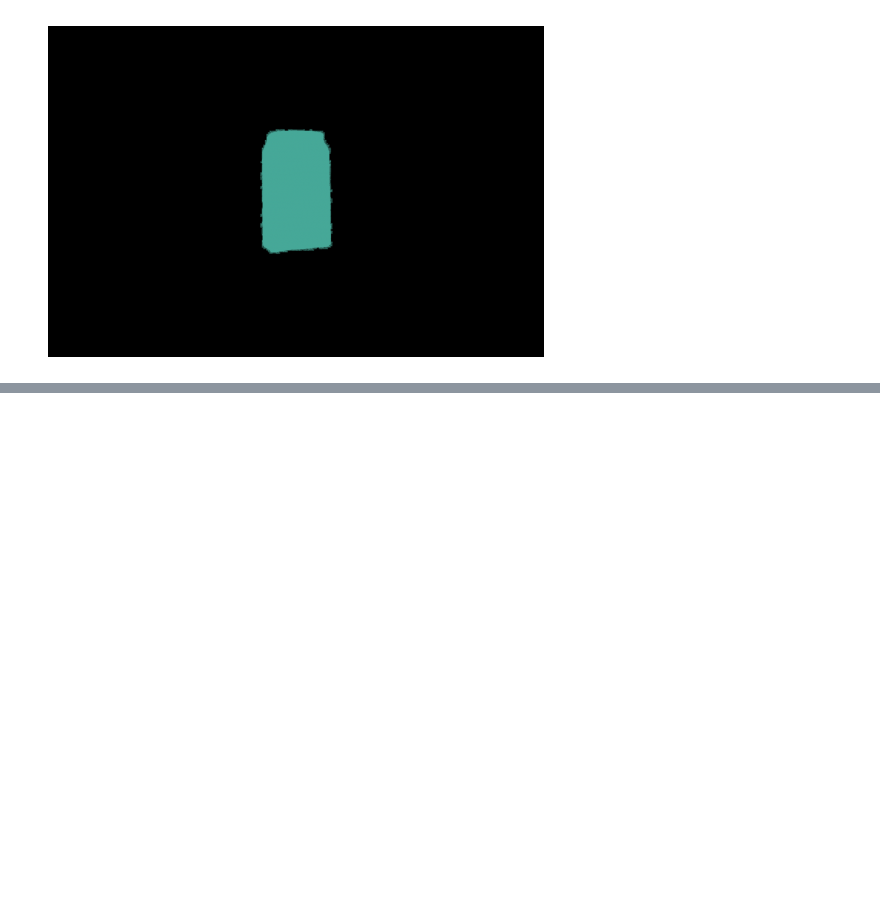
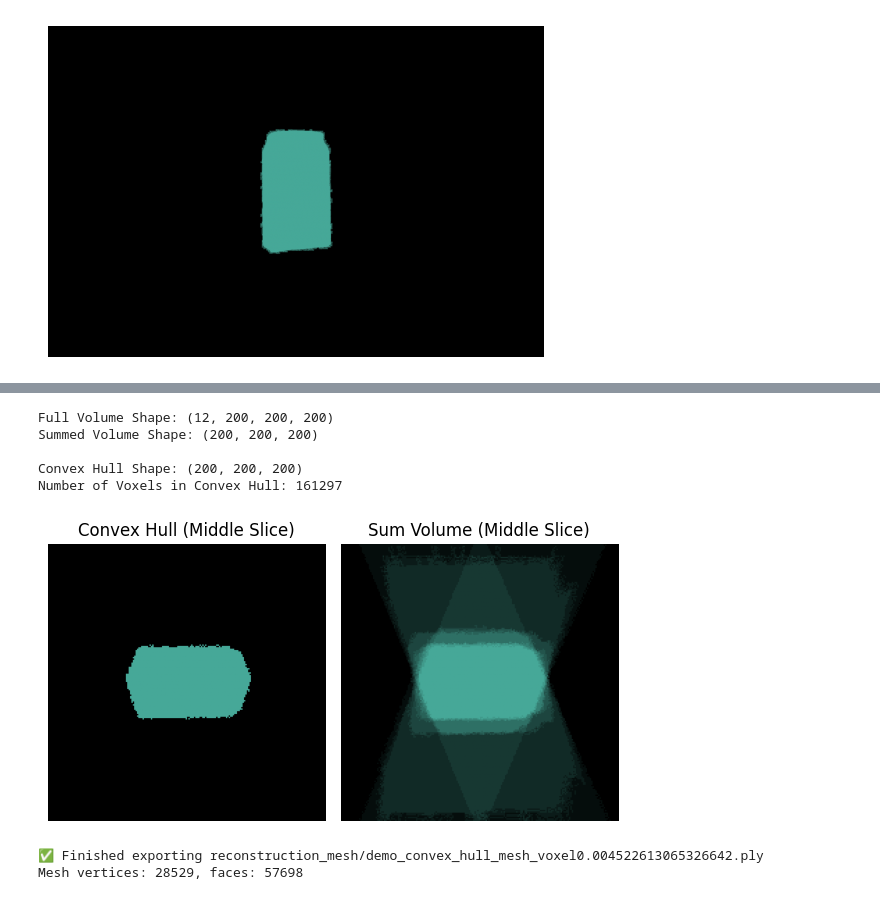
Before and after one commit to GuilhermeCosta-Ferreira/ARM-SOFT-Scanning, a Jupyter notebook: 3d_reconstruction/06_demo_reconstruction.ipynb, the cells around one changed output, grey strips where cells are left out. Cells and saved outputs as stored; diff of their text form; code cells hidden in the pictures; blank space fills up the shorter version.

```diff
--- a/3d_reconstruction/06_demo_reconstruction.ipynb
+++ b/3d_reconstruction/06_demo_reconstruction.ipynb
@@ -102,0 +180,36 @@ Values in the first scan: [0 1]
+# %%
+# CONVEX HULL RECONSTRUCTION
+convex_hull, sum_volume = threshold_volume(full_volume, threshold=scans.nr_positions-1)
+
+print(f"Full Volume Shape: {full_volume.shape}")
+print(f"Summed Volume Shape: {sum_volume.shape}\n")
+print(f"Convex Hull Shape: {convex_hull.shape}")
+print(f"Number of Voxels in Convex Hull: {np.sum(convex_hull)}")
+
+fig, axes = plt.subplots(1, 2, figsize=(6, 4))
+
+axes[0].imshow(convex_hull[resolution//2, :, :], cmap=gb_cmap)
+axes[0].set_title('Convex Hull (Middle Slice)')
+axes[0].axis('off')
+
+axes[1].imshow(sum_volume[resolution//2, :, :], cmap=gb_cmap)
+axes[1].set_title('Sum Volume (Middle Slice)')
+axes[1].axis('off')
+
+plt.tight_layout()
+plt.show()
+# %% [output]
+Full Volume Shape: (12, 200, 200, 200)
+Summed Volume Shape: (200, 200, 200)
+
+Convex Hull Shape: (200, 200, 200)
+Number of Voxels in Convex Hull: 161297
+[figure, added]
+# %%
+# MESH BUILDING
+build_mesh(convex_hull, file_name=f"demo_convex_hull_mesh_voxel{voxel_size}.ply", folder='reconstruction_mesh', verbose=1)
+# ARRAY SAVE
+with open(f'reconstruction_mesh/demo_convex_hull_voxel{voxel_size}.pkl', 'wb') as f: pickle.dump(convex_hull, f)
+# %% [output]
+✅ Finished exporting reconstruction_mesh/demo_convex_hull_mesh_voxel0.004522613065326642.ply
+Mesh vertices: 28529, faces: 57698
```
Also changed, not shown: parts of 12 cells of this notebook, 5 other files.
